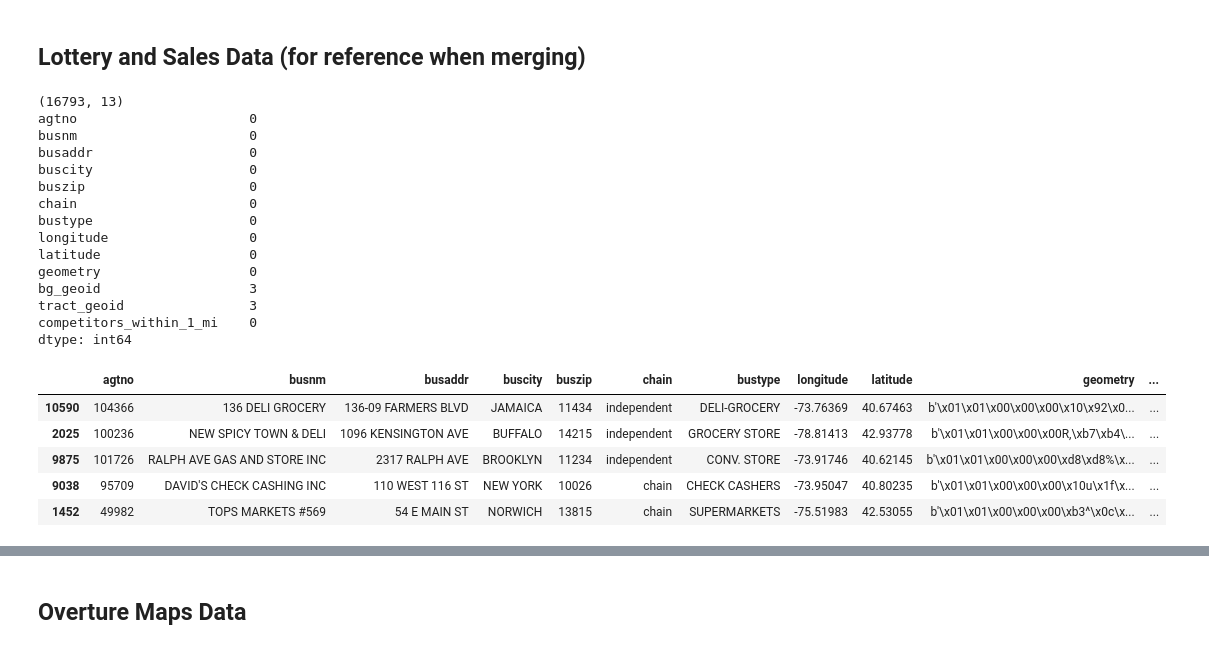
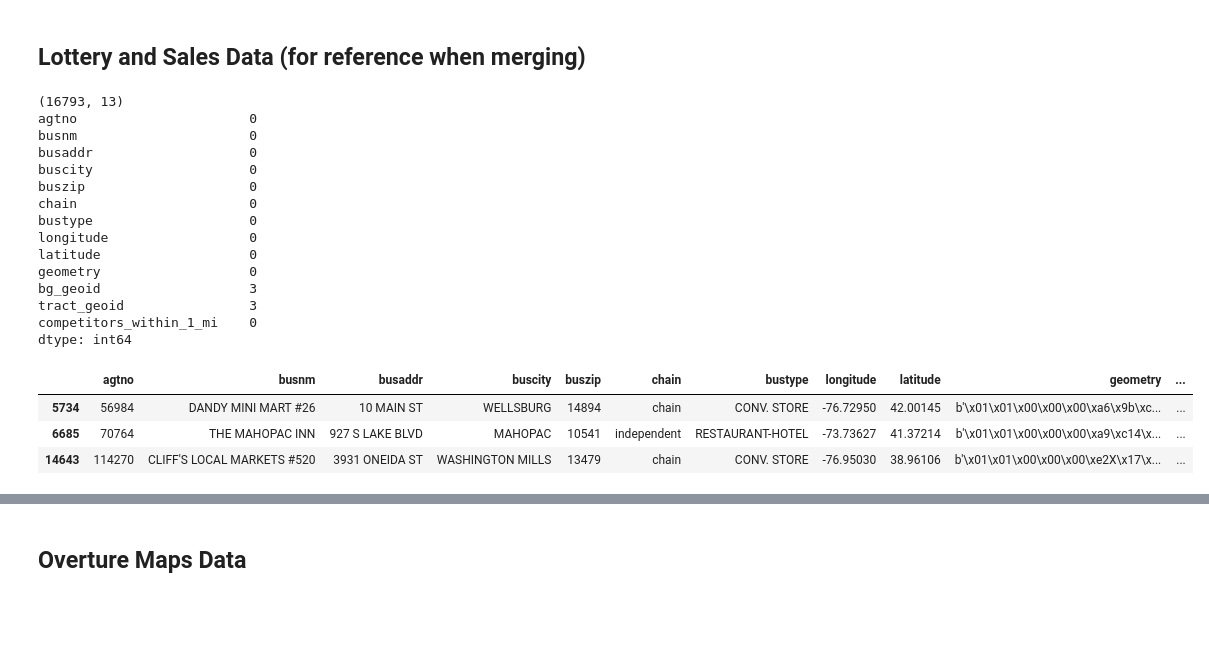
Before and after one commit to Ransommac13/mads_milestone_two, a Jupyter notebook: notebooks/variable_id.ipynb, the cells around one changed output, grey strips where cells are left out. Cells and saved outputs as stored; diff of their text form; code cells hidden in the pictures; blank space fills up the shorter version.

```diff
--- a/notebooks/variable_id.ipynb
+++ b/notebooks/variable_id.ipynb
@@ -38,29 +38,27 @@ locations_df = pd.read_parquet(str(lottery_locations_file_path))
 # %%
 print(locations_df.shape)
 print(locations_df.isna().sum())
-locations_df.sample(5)
+locations_df[locations_df['tract_geoid'].isna()]
 # %% [output]
 (16793, 13)
 agtno                      0
 busnm                      0
 busaddr                    0
 buscity                    0
 buszip                     0
 chain                      0
 bustype                    0
 longitude                  0
 latitude                   0
 geometry                   0
 bg_geoid                   3
 tract_geoid                3
 competitors_within_1_mi    0
 dtype: int64
 |  | agtno | busnm | busaddr | buscity | buszip | chain | bustype | longitude | latitude | geometry | ... |
-| 10590 | 104366 | 136 DELI GROCERY | 136-09 FARMERS BLVD | JAMAICA | 11434 | independent | DELI-GROCERY | -73.76369 | 40.67463 | b'\x01\x01\x00\x00\x00\x10\x92\x0... | ... |
-| 2025 | 100236 | NEW SPICY TOWN & DELI | 1096 KENSINGTON AVE | BUFFALO | 14215 | independent | GROCERY STORE | -78.81413 | 42.93778 | b'\x01\x01\x00\x00\x00R,\xb7\xb4\... | ... |
-| 9875 | 101726 | RALPH AVE GAS AND STORE INC | 2317 RALPH AVE | BROOKLYN | 11234 | independent | CONV. STORE | -73.91746 | 40.62145 | b'\x01\x01\x00\x00\x00\xd8\xd8%\x... | ... |
-| 9038 | 95709 | DAVID'S CHECK CASHING INC | 110 WEST 116 ST | NEW YORK | 10026 | chain | CHECK CASHERS | -73.95047 | 40.80235 | b'\x01\x01\x00\x00\x00\x10u\x1f\x... | ... |
-| 1452 | 49982 | TOPS MARKETS #569 | 54 E MAIN ST | NORWICH | 13815 | chain | SUPERMARKETS | -75.51983 | 42.53055 | b'\x01\x01\x00\x00\x00\xb3^\x0c\x... | ... |
+| 5734 | 56984 | DANDY MINI MART #26 | 10 MAIN ST | WELLSBURG | 14894 | chain | CONV. STORE | -76.72950 | 42.00145 | b'\x01\x01\x00\x00\x00\xa6\x9b\xc... | ... |
+| 6685 | 70764 | THE MAHOPAC INN | 927 S LAKE BLVD | MAHOPAC | 10541 | independent | RESTAURANT-HOTEL | -73.73627 | 41.37214 | b'\x01\x01\x00\x00\x00\xa9\xc14\x... | ... |
+| 14643 | 114270 | CLIFF'S LOCAL MARKETS #520 | 3931 ONEIDA ST | WASHINGTON MILLS | 13479 | chain | CONV. STORE | -76.95030 | 38.96106 | b'\x01\x01\x00\x00\x00\xe2X\x17\x... | ... |
 # %%
 lottery_sales_file_path = Path(".").resolve().parent / "data/final/sales_data.parquet"
 
```
Also changed, not shown: parts of 10 cells of this notebook, 5 other files.
